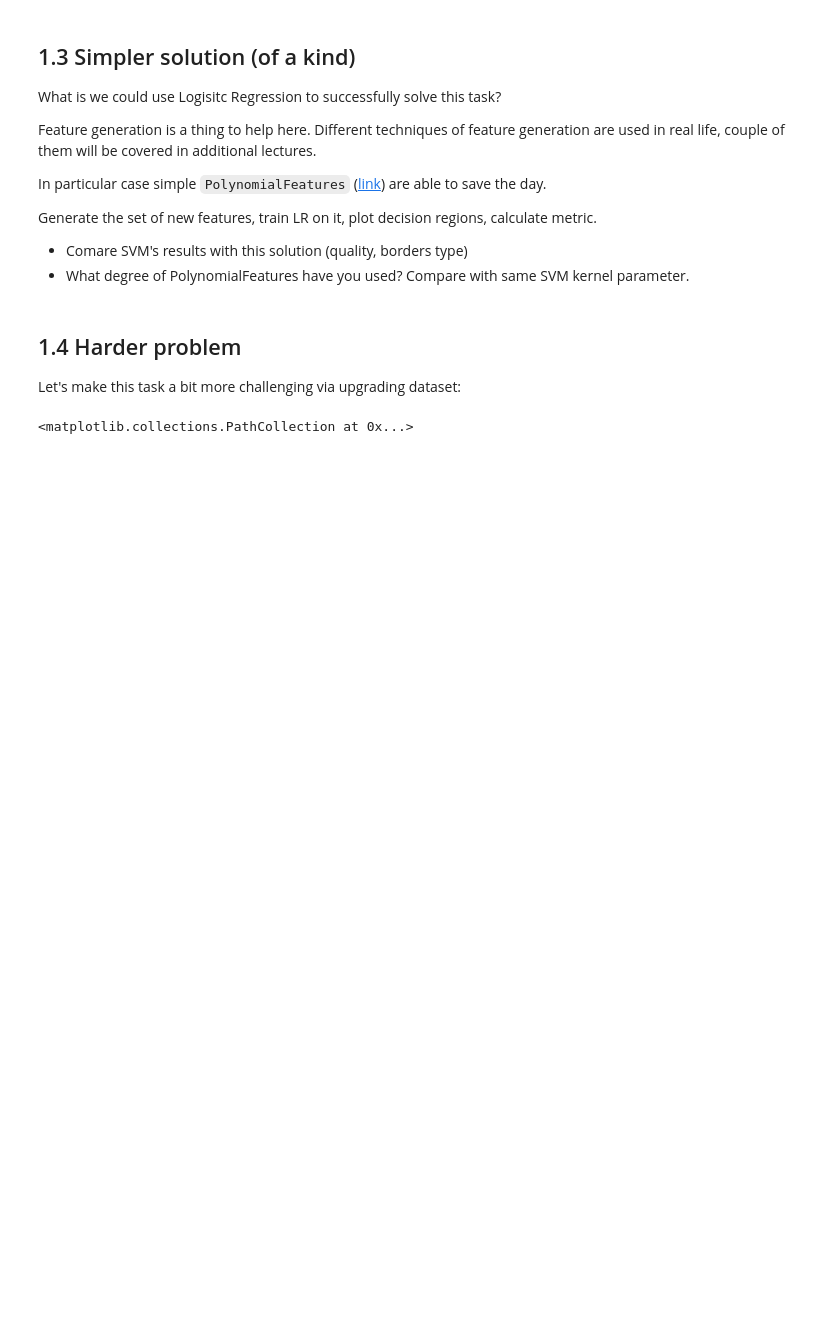
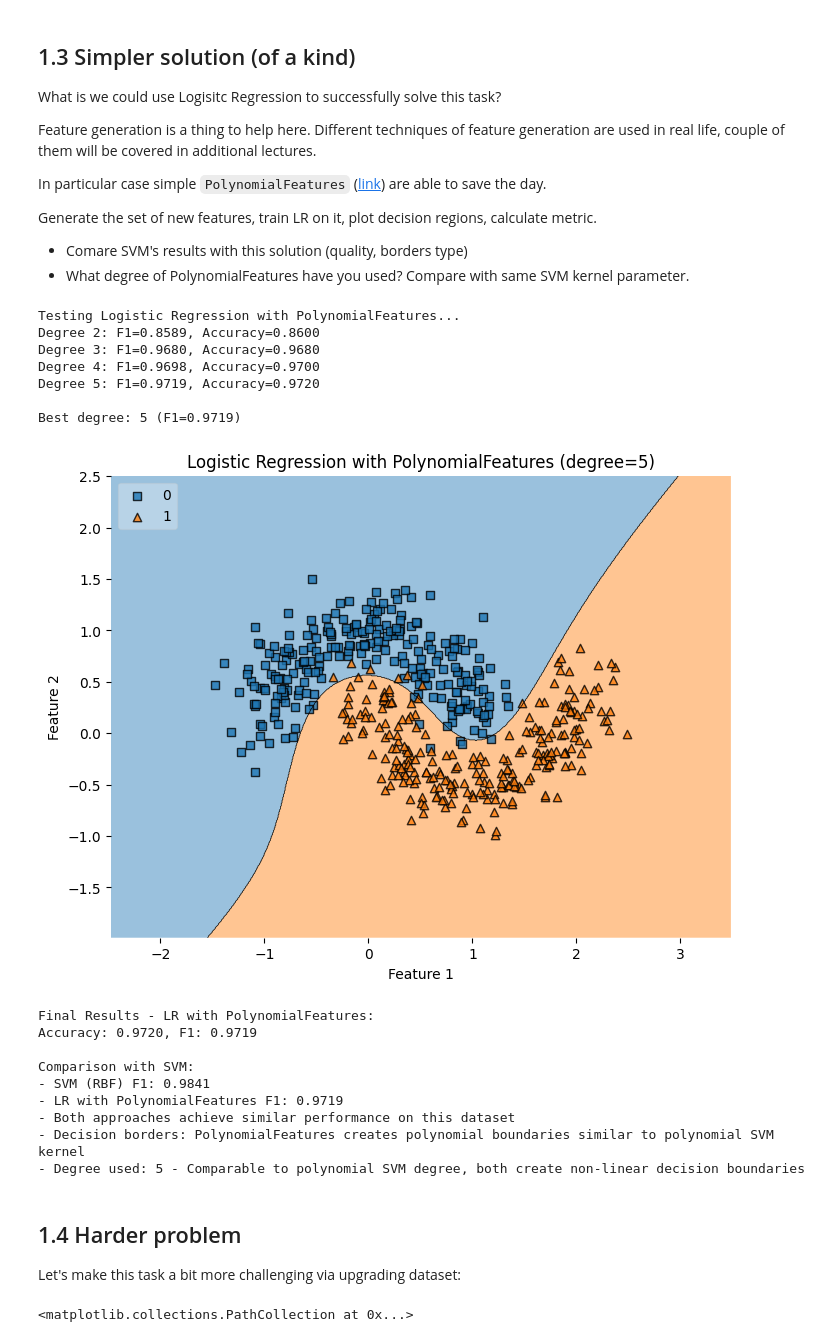
Before and after one commit to spectrmen/mashine_learning_ed, a Jupyter notebook: homeworks/lab01_ml_pipeline/lab01_part3_svm_kernels.ipynb, the cells around one changed output. Cells and saved outputs as stored; diff of their text form; code cells hidden in the pictures; blank space fills up the shorter version.

```diff
--- a/homeworks/lab01_ml_pipeline/lab01_part3_svm_kernels.ipynb
+++ b/homeworks/lab01_ml_pipeline/lab01_part3_svm_kernels.ipynb
@@ -83,3 +233,72 @@ from sklearn.preprocessing import PolynomialFeatures
+# %%
+from sklearn.preprocessing import PolynomialFeatures
+
+### YOUR CODE HERE
+from sklearn.preprocessing import PolynomialFeatures
+from sklearn.pipeline import Pipeline
+
+# Test different polynomial degrees
+degrees_to_test = [2, 3, 4, 5]
+best_degree = None
+best_lr_poly = None
+best_score = 0
+
+print("Testing Logistic Regression with PolynomialFeatures...")
+for degree in degrees_to_test:
+    # Create pipeline with polynomial features and logistic regression
+    poly_lr = Pipeline([
+        ('poly', PolynomialFeatures(degree=degree)),
+        ('lr', LogisticRegression(max_iter=1000, random_state=42))
+    ])
+
+    poly_lr.fit(moons_points, moons_labels)
+    pred = poly_lr.predict(moons_points)
+    score = f1_score(moons_labels, pred)
+
+    print(f"Degree {degree}: F1={score:.4f}, Accuracy={accuracy_score(moons_labels, pred):.4f}")
+
+    if score > best_score:
+        best_score = score
+        best_degree = degree
+        best_lr_poly = poly_lr
+
+print(f"\nBest degree: {best_degree} (F1={best_score:.4f})")
+
+# Plot decision regions
+plot_decisions(moons_points, moons_labels, best_lr_poly, f'Logistic Regression with PolynomialFeatures (degree={best_degree})')
+
+# Calculate final metrics
+lr_poly_pred = best_lr_poly.predict(moons_points)
+lr_poly_accuracy = accuracy_score(moons_labels, lr_poly_pred)
+lr_poly_f1 = f1_score(moons_labels, lr_poly_pred)
+
+print(f"\nFinal Results - LR with PolynomialFeatures:")
+print(f"Accuracy: {lr_poly_accuracy:.4f}, F1: {lr_poly_f1:.4f}")
+
+print("\nComparison with SVM:")
+print(f"- SVM (RBF) F1: {results['rbf']['f1']:.4f}")
+print(f"- LR with PolynomialFeatures F1: {lr_poly_f1:.4f}")
+print(f"- Both approaches achieve similar performance on this dataset")
+print(f"- Decision borders: PolynomialFeatures creates polynomial boundaries similar to polynomial SVM kernel")
+print(f"- Degree used: {best_degree} - Comparable to polynomial SVM degree, both create non-linear decision boundaries")
+# %% [output]
+Testing Logistic Regression with PolynomialFeatures...
+Degree 2: F1=0.8589, Accuracy=0.8600
+Degree 3: F1=0.9680, Accuracy=0.9680
+Degree 4: F1=0.9698, Accuracy=0.9700
+Degree 5: F1=0.9719, Accuracy=0.9720
+
+Best degree: 5 (F1=0.9719)
+[figure, added]
+Final Results - LR with PolynomialFeatures:
+Accuracy: 0.9720, F1: 0.9719
+
+Comparison with SVM:
+- SVM (RBF) F1: 0.9841
+- LR with PolynomialFeatures F1: 0.9719
+- Both approaches achieve similar performance on this dataset
+- Decision borders: PolynomialFeatures creates polynomial boundaries similar to polynomial SVM kernel
+- Degree used: 5 - Comparable to polynomial SVM degree, both create non-linear decision boundaries
 # %% [markdown]
 ## 1.4 Harder problem
 
```
Also changed, not shown: parts of 10 cells of this notebook.
